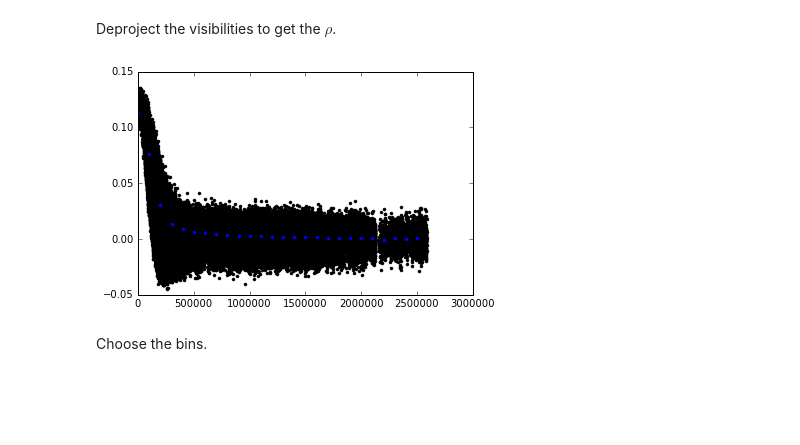
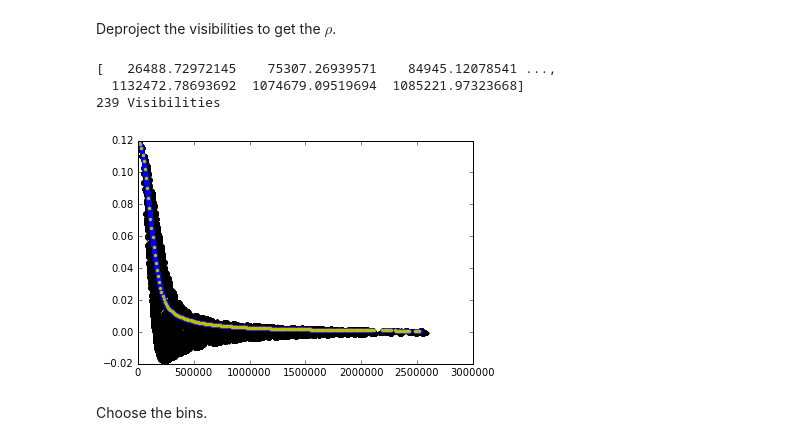
Before and after one commit to tripathi/D3SB, a Jupyter notebook: analyticd3sb.ipynb, the cells around one changed output. Saved outputs shown, nothing was run; the diff lists cells and outputs as text; code cells hidden in the pictures; blank space fills up the shorter version.

Commit message:
Fixed deprojection issue

```diff
--- a/analyticd3sb.ipynb
+++ b/analyticd3sb.ipynb
@@ -37,7 +37,7 @@ $$
 $$
 # %%
 #Input data
-hiresvis = 'DATA/fullA.vis.npz'
+hiresvis = 'DATA/fullA_nf.vis.npz'
 #synthimg = 'DATA/fullA.image.fits'
 
 #Geometric params [Currently hardcoded]
@@ -102,38 +102,50 @@ Deproject the visibilities to get the $\rho$.
 # %%
 #Deproject the visibilities
 arcsec = 180./np.pi*3600.
 ## convert angles to radians
 inclr = np.radians(incl)
 PAr = 0.5*np.pi-np.radians(PA)
-offrx = offx / arcsec
-offry = offy / arcsec
-## phase center shift - NOT CURRENTLY USED
+offrx = -offx / arcsec
+offry = -offy / arcsec
+## phase center shift
 shift = np.exp(-2.*np.pi*1.0j*((u*-offrx) + (v*-offry)))
+
 ## coordinate change to deal with projection, rotation, and shifts
+rho = np.sqrt(u**2 + v**2)
 uprime = (u*np.cos(PAr) + v*np.sin(PAr))
 vprime = (-u*np.sin(PAr) + v*np.cos(PAr)) * np.cos(inclr)
+rhoprime = np.sqrt(uprime **2. + vprime **2.)
 
+#dprj_vis = deproject_vis([data['u'], data['v'], data['Vis'], data['Wgt']],
+#                   bins=np.linspace(10., 3000., num=150.), incl=50., PA=70.,
+#                   offx=-0.3, offy=-0.2)
 
 #Binned visibilities
 from deprojectVis import deproject_vis
-rho = np.sqrt(u**2 + v**2)
-newbins = np.arange(1., np.amax(np.sqrt(u**2 + v**2))/1000, 100.)
+newbins = np.arange(1., np.amax(rho)/1000, 10)
+print rho
 dprj_vis = deproject_vis([u, v, dvis, dwgt], newbins, incl, PA, offx, offy)
 dpjrho, dpjvis, dpjsig = dprj_vis
-plt.plot(rho, dvis.real,'.k')
-plt.plot(dpjrho, dpjvis.real, '.b')
+
 
 #Assign data vec and matrix
 #y = dvis.real[:, np.newaxis] #THIS IS ONLY REALS RIGHT NOW!
 #sigma = np.diag(1./dwgt.real)
 y = dpjvis.real[:, np.newaxis] #THIS IS ONLY REALS RIGHT NOW!
 sigma = np.diag(dpjsig.real*dpjsig.real)
 
+plt.plot(rho, dvis.real,'.k', label='Original')
+plt.plot(rhoprime, (dvis*shift).real,'.b', label='Deprojected')
+plt.plot(dpjrho, dpjvis.real, '.y', label='Binned')
 
-rho = dpjrho/arcsec#np.sqrt(uprime**2 + vprime**2)/arcsec
+rho = dpjrho/arcsec
 M = rho.size #Currently in this code M and N are REVERSED from m&n notation used in the text
+print M, 'Visibilities'
 # %% [output]
+[   26488.72972145    75307.26939571    84945.12078541 ...,
+  1132472.78693692  1074679.09519694  1085221.97323668]
+239 Visibilities
-[figure, old version]
+[figure, new version]
 # %% [markdown]
 Choose the bins.
 # %%
```
Also changed, not shown: parts of 7 cells of this notebook.
